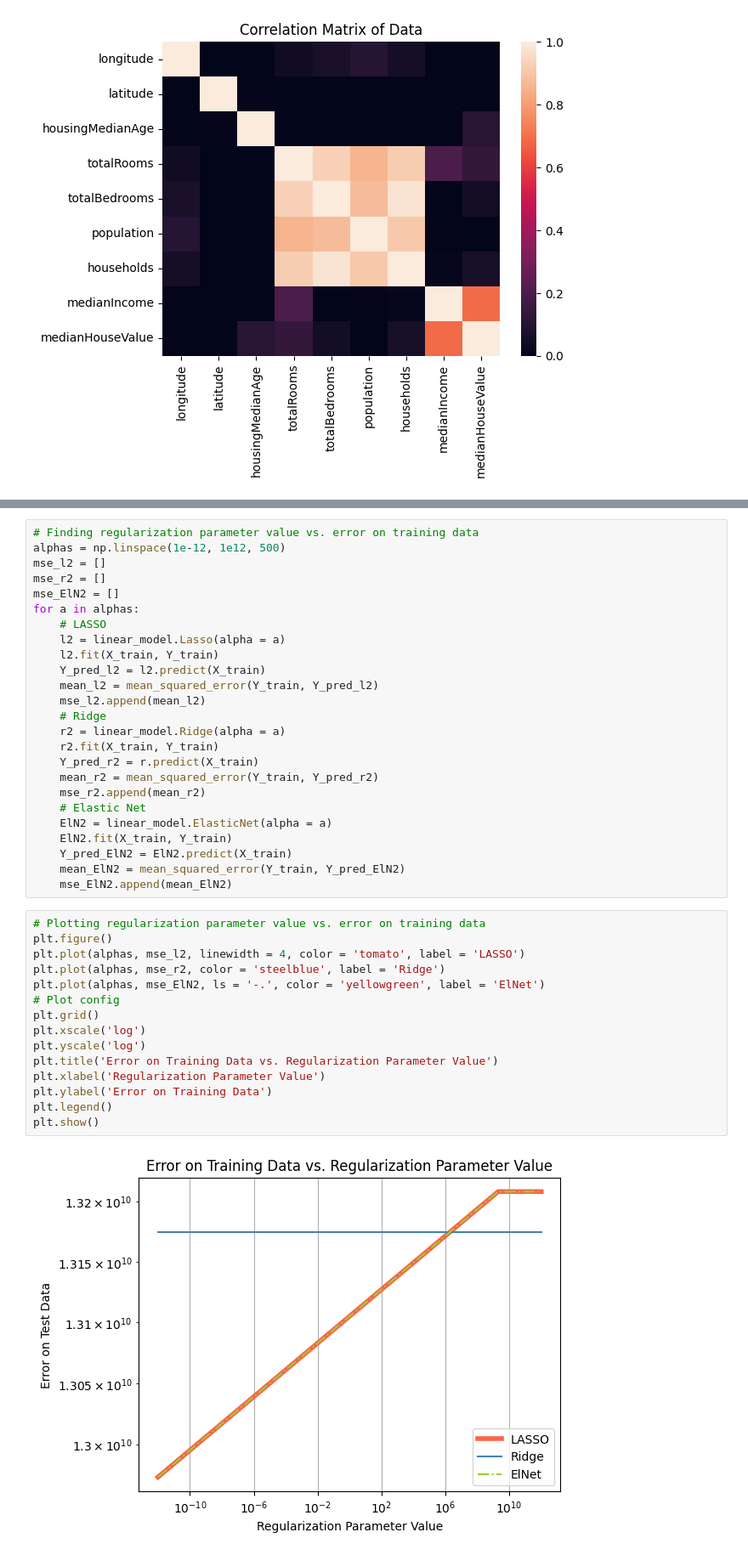
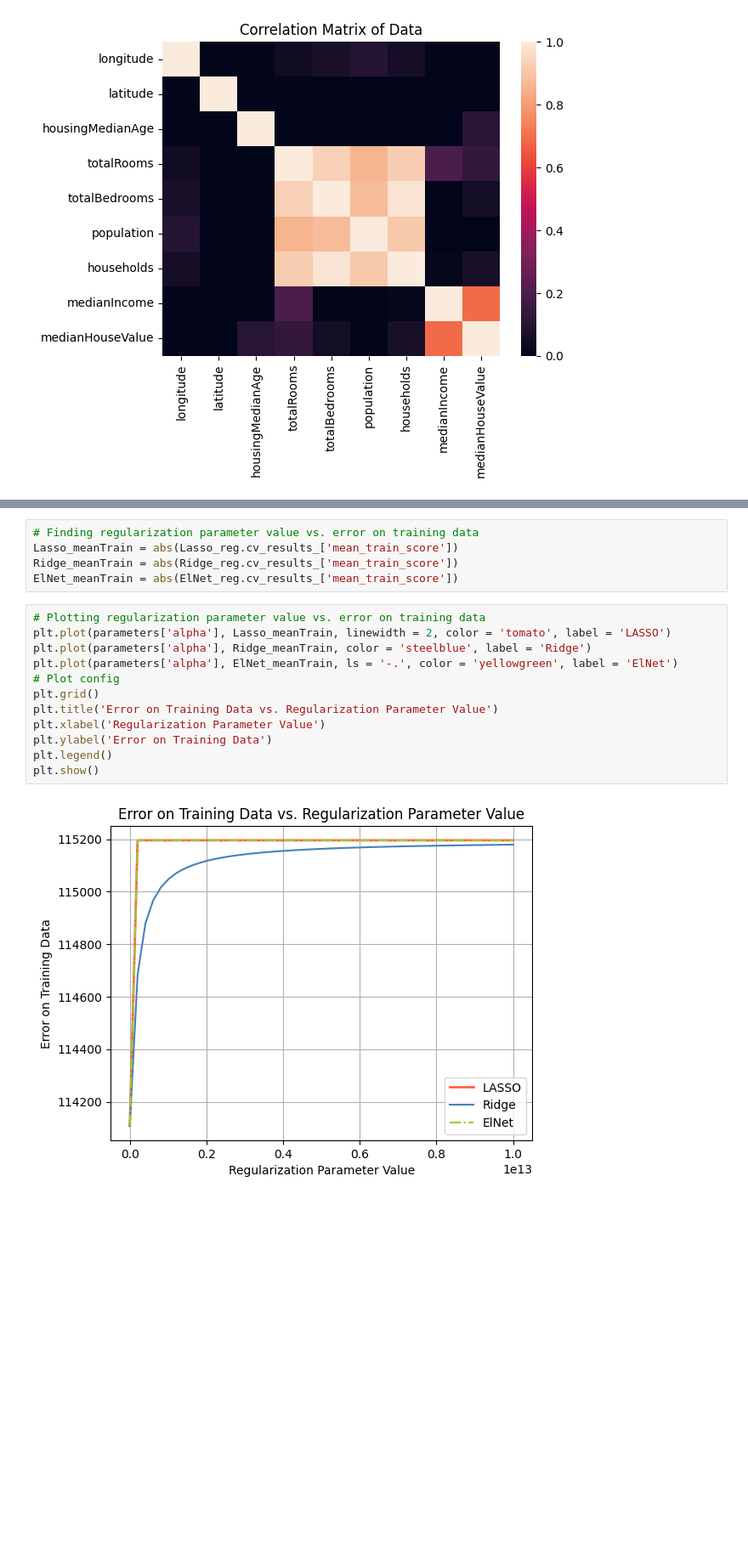
Before and after one commit to adriang1003/AM170B, a Jupyter notebook: HW/HW3/Homework 3 Solutions.ipynb, the cells around one changed output, grey strips where cells are left out. Shown at 85% size. Cells and saved outputs as stored; diff of their text form; blank space fills up the shorter version.

```diff
--- a/HW/HW3/Homework 3 Solutions.ipynb
+++ b/HW/HW3/Homework 3 Solutions.ipynb
@@ -294,43 +264,20 @@ plt.show()
 # %%
 # Finding regularization parameter value vs. error on training data
-alphas = np.linspace(1e-12, 1e12, 500)
-mse_l2 = []
-mse_r2 = []
-mse_ElN2 = []
-for a in alphas:
-    # LASSO
-    l2 = linear_model.Lasso(alpha = a)
-    l2.fit(X_train, Y_train)
-    Y_pred_l2 = l2.predict(X_train)
-    mean_l2 = mean_squared_error(Y_train, Y_pred_l2)
-    mse_l2.append(mean_l2)
-    # Ridge
-    r2 = linear_model.Ridge(alpha = a)
-    r2.fit(X_train, Y_train)
-    Y_pred_r2 = r.predict(X_train)
-    mean_r2 = mean_squared_error(Y_train, Y_pred_r2)
-    mse_r2.append(mean_r2)
-    # Elastic Net
-    ElN2 = linear_model.ElasticNet(alpha = a)
-    ElN2.fit(X_train, Y_train)
-    Y_pred_ElN2 = ElN2.predict(X_train)
-    mean_ElN2 = mean_squared_error(Y_train, Y_pred_ElN2)
-    mse_ElN2.append(mean_ElN2)
+Lasso_meanTrain = abs(Lasso_reg.cv_results_['mean_train_score'])
+Ridge_meanTrain = abs(Ridge_reg.cv_results_['mean_train_score'])
+ElNet_meanTrain = abs(ElNet_reg.cv_results_['mean_train_score'])
 # %%
 # Plotting regularization parameter value vs. error on training data
-plt.figure()
-plt.plot(alphas, mse_l2, linewidth = 4, color = 'tomato', label = 'LASSO')
-plt.plot(alphas, mse_r2, color = 'steelblue', label = 'Ridge')
-plt.plot(alphas, mse_ElN2, ls = '-.', color = 'yellowgreen', label = 'ElNet')
+plt.plot(parameters['alpha'], Lasso_meanTrain, linewidth = 2, color = 'tomato', label = 'LASSO')
+plt.plot(parameters['alpha'], Ridge_meanTrain, color = 'steelblue', label = 'Ridge')
+plt.plot(parameters['alpha'], ElNet_meanTrain, ls = '-.', color = 'yellowgreen', label = 'ElNet')
 # Plot config
 plt.grid()
-plt.xscale('log')
-plt.yscale('log')
 plt.title('Error on Training Data vs. Regularization Parameter Value')
 plt.xlabel('Regularization Parameter Value')
 plt.ylabel('Error on Training Data')
 plt.legend()
 plt.show()
 # %% [output]
-[figure, old version]
+[figure, new version]
 # %%
```
Also changed, not shown: parts of 8 cells of this notebook.
